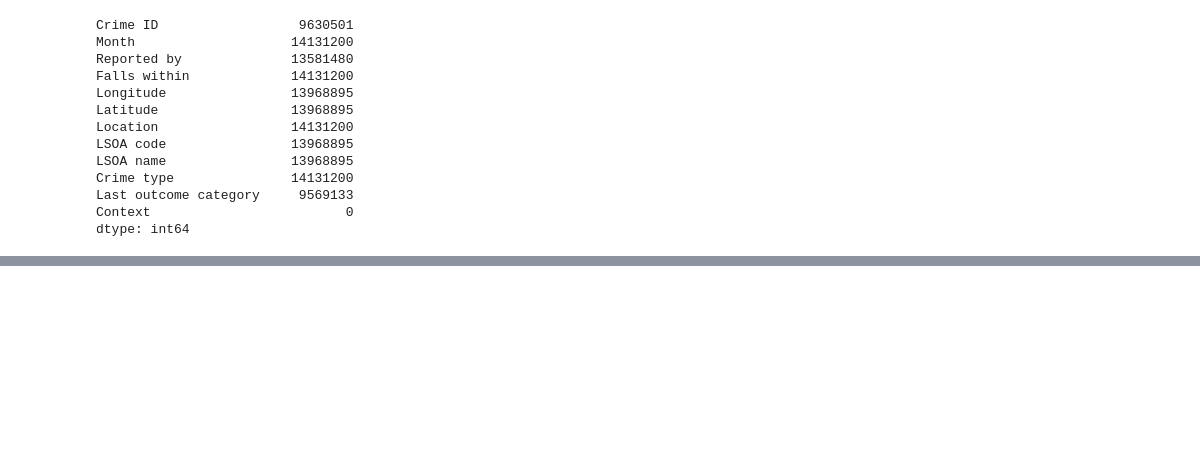
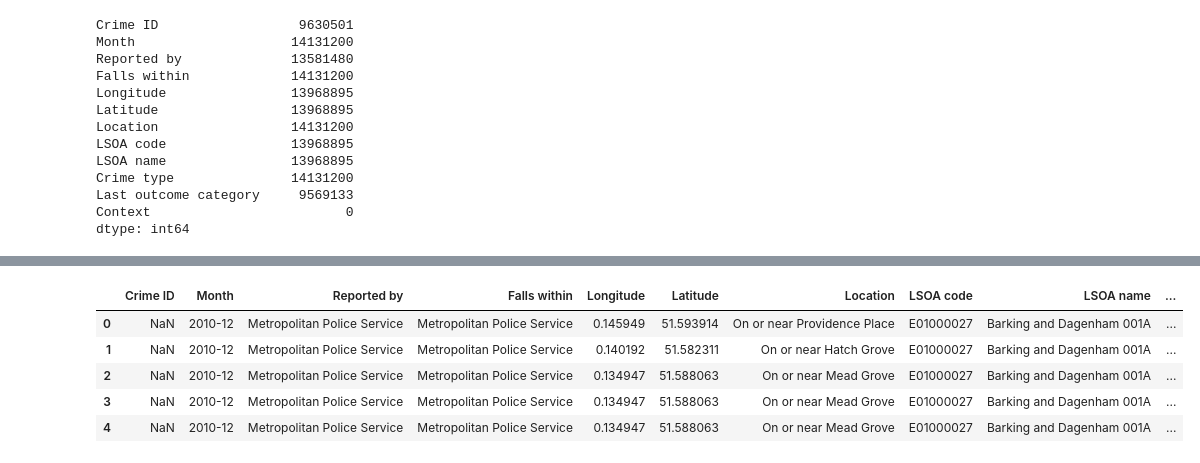
Before and after one commit to DmitriyBalmashnov/dc2-g12, a Jupyter notebook: notebooks/mpd_exploration.ipynb, the cells around one changed output, grey strips where cells are left out. Saved outputs shown, nothing was run; the diff lists cells and outputs as text; code cells hidden in the pictures; blank space fills up the shorter version.

```diff
--- a/notebooks/mpd_exploration.ipynb
+++ b/notebooks/mpd_exploration.ipynb
@@ -60,0 +81,9 @@ Index(['3ec3b6b52d94b9f729445aef4a80e3bab7fbe59932f10dfda61fb88f998c6a51',
+# %%
+street.head()
+# %% [output]
+|  | Crime ID | Month | Reported by | Falls within | Longitude | Latitude | Location | LSOA code | LSOA name | ... |
+| 0 | NaN | 2010-12 | Metropolitan Police Service | Metropolitan Police Service | 0.145949 | 51.593914 | On or near Providence Place | E01000027 | Barking and Dagenham 001A | ... |
+| 1 | NaN | 2010-12 | Metropolitan Police Service | Metropolitan Police Service | 0.140192 | 51.582311 | On or near Hatch Grove | E01000027 | Barking and Dagenham 001A | ... |
+| 2 | NaN | 2010-12 | Metropolitan Police Service | Metropolitan Police Service | 0.134947 | 51.588063 | On or near Mead Grove | E01000027 | Barking and Dagenham 001A | ... |
+| 3 | NaN | 2010-12 | Metropolitan Police Service | Metropolitan Police Service | 0.134947 | 51.588063 | On or near Mead Grove | E01000027 | Barking and Dagenham 001A | ... |
+| 4 | NaN | 2010-12 | Metropolitan Police Service | Metropolitan Police Service | 0.134947 | 51.588063 | On or near Mead Grove | E01000027 | Barking and Dagenham 001A | ... |
```
Also changed, not shown: parts of 16 cells of this notebook.
